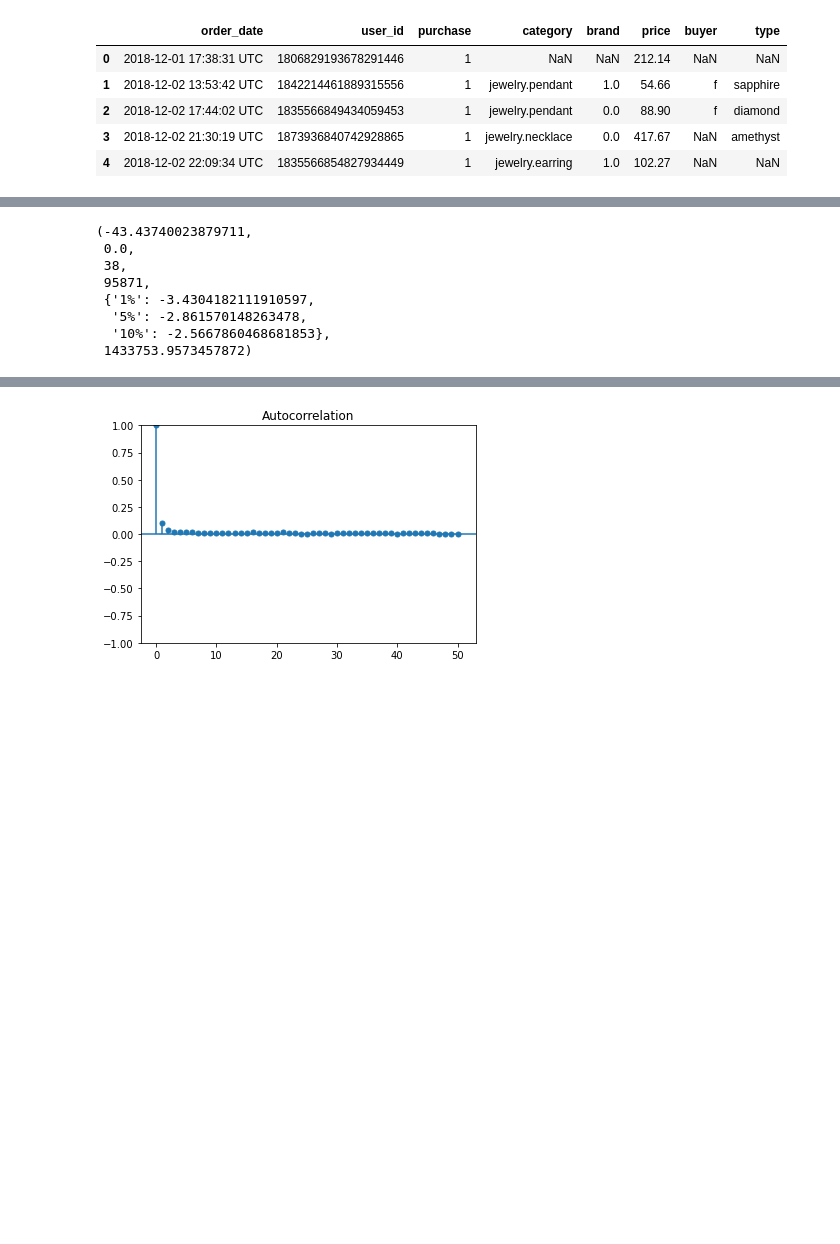
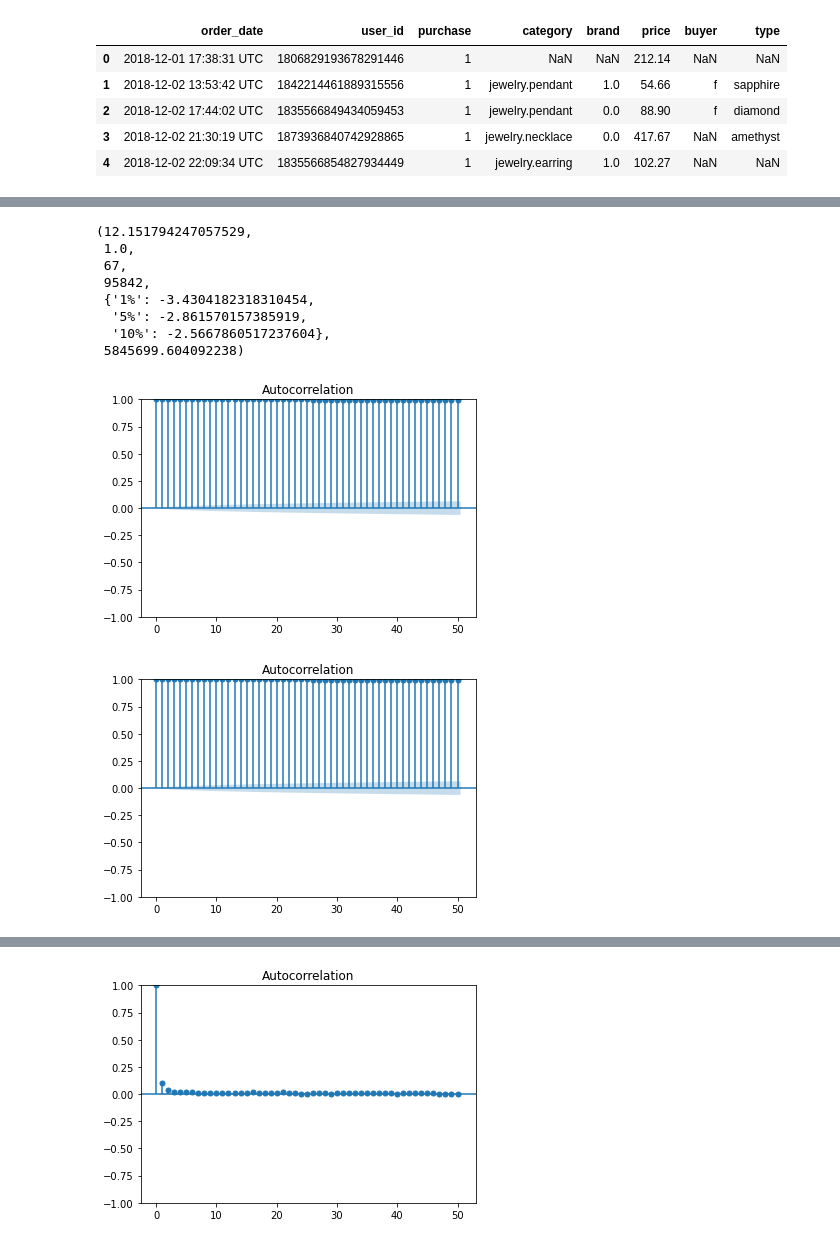
Before and after one commit to dantonprestes/CA_Integrated, a Jupyter notebook: Question 1.ipynb, the cells around one changed output, grey strips where cells are left out. Cells and saved outputs as stored; diff of their text form; code cells hidden in the pictures; blank space fills up the shorter version.

```diff
--- a/Question 1.ipynb
+++ b/Question 1.ipynb
@@ -184,13 +212,21 @@ df['price'].plot();
 # %%
 from statsmodels.graphics.tsaplots import plot_acf, plot_pacf
 from statsmodels.tsa.stattools import adfuller
-adfuller(df['price'])
+adfuller(df['order_date'])
 # %% [output]
-(-43.43740023879711,
- 0.0,
- 38,
- 95871,
- {'1%': -3.4304182111910597,
-  '5%': -2.861570148263478,
-  '10%': -2.5667860468681853},
- 1433753.9573457872)
+(12.151794247057529,
+ 1.0,
+ 67,
+ 95842,
+ {'1%': -3.4304182318310454,
+  '5%': -2.861570157385919,
+  '10%': -2.5667860517237604},
+ 5845699.604092238)
+# %%
+# This ACF (Autocorrelation function) defines how data points
+#in time series are related on average to the preceding data points
+
+plot_acf(df['order_date'])
+# %% [output]
+[figure, added]
+[figure, added]
```
Also changed, not shown: parts of 27 cells of this notebook.
